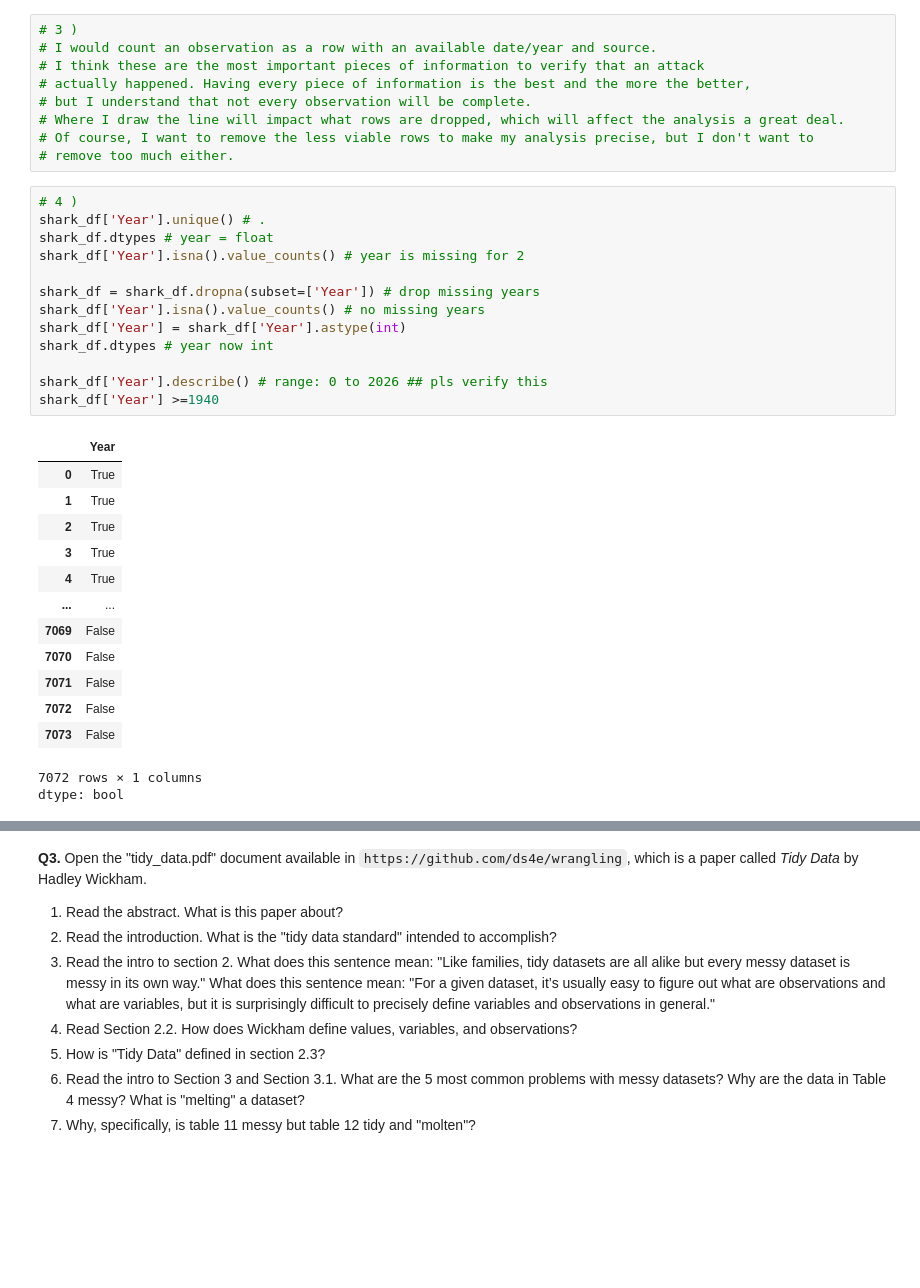
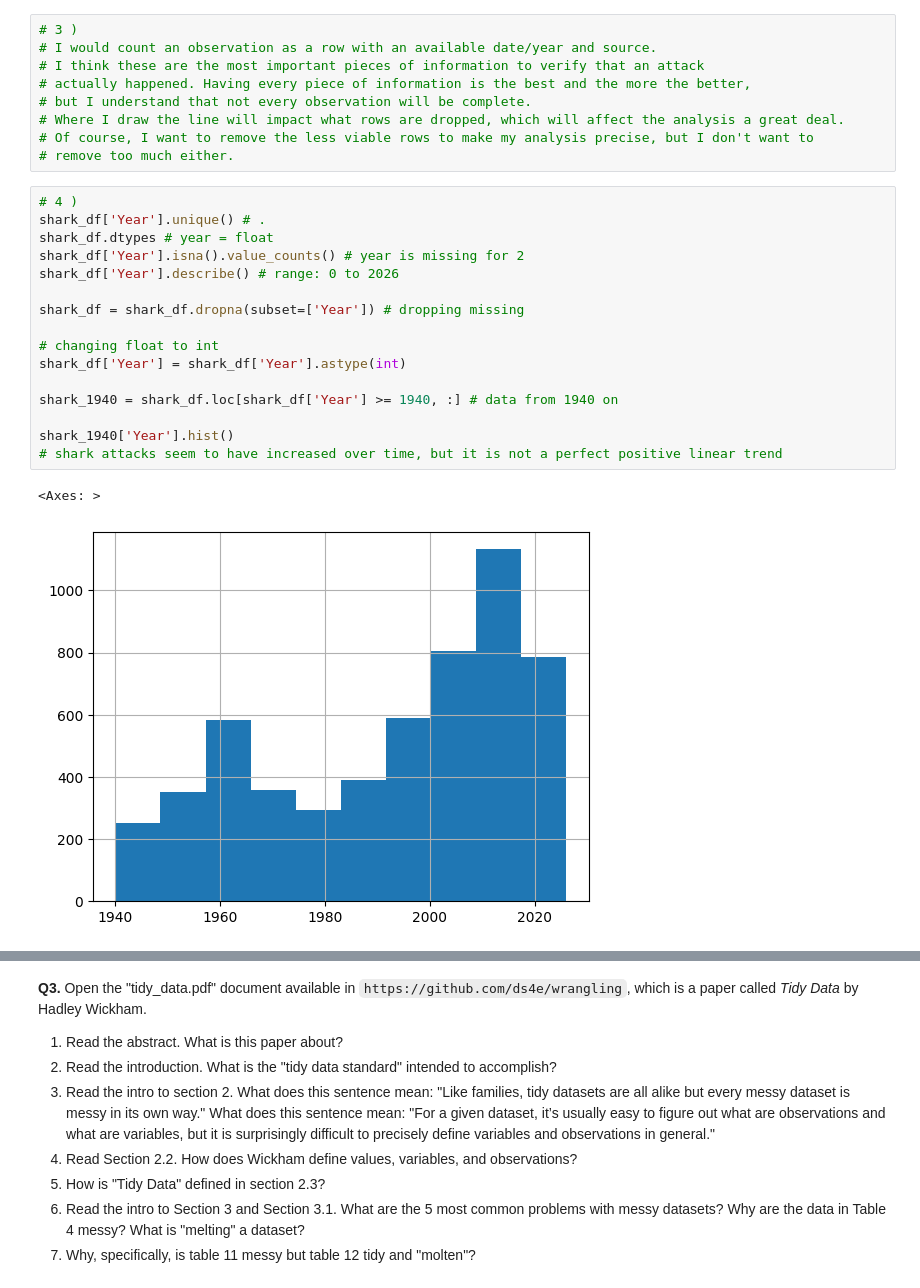
Before and after one commit to AngelikaBaloy/undergrad_ml_assignments, a Jupyter notebook: 01_assignment_wrangling_and_eda.ipynb, the cells around one changed output, grey strips where cells are left out. Drawn from its saved outputs; the diff is of its cells as text; blank space fills up the shorter version.

```diff
--- a/01_assignment_wrangling_and_eda.ipynb
+++ b/01_assignment_wrangling_and_eda.ipynb
@@ -169,31 +169,22 @@ shark_df = shark_df.drop(columns=['Unnamed: 21', 'Unnamed: 22'])
 # Where I draw the line will impact what rows are dropped, which will affect the analysis a great deal.
 # Of course, I want to remove the less viable rows to make my analysis precise, but I don't want to
 # remove too much either.
-# %%
-# 4 )
-shark_df['Year'].unique() # .
-shark_df.dtypes # year = float
-shark_df['Year'].isna().value_counts() # year is missing for 2
-
-shark_df = shark_df.dropna(subset=['Year']) # drop missing years
-shark_df['Year'].isna().value_counts() # no missing years
-shark_df['Year'] = shark_df['Year'].astype(int)
-shark_df.dtypes # year now int
-
-shark_df['Year'].describe() # range: 0 to 2026 ## pls verify this
-shark_df['Year'] >=1940
-# %% [output]
-|  | Year |
-| 0 | True |
-| 1 | True |
-| 2 | True |
-| 3 | True |
-| 4 | True |
-| ... | ... |
-| 7069 | False |
-| 7070 | False |
-| 7071 | False |
-| 7072 | False |
-| 7073 | False |
-7072 rows × 1 columns
-dtype: bool
+# %%
+# 4 )
+shark_df['Year'].unique() # .
+shark_df.dtypes # year = float
+shark_df['Year'].isna().value_counts() # year is missing for 2
+shark_df['Year'].describe() # range: 0 to 2026
+
+shark_df = shark_df.dropna(subset=['Year']) # dropping missing
+
+# changing float to int
+shark_df['Year'] = shark_df['Year'].astype(int)
+
+shark_1940 = shark_df.loc[shark_df['Year'] >= 1940, :] # data from 1940 on
+
+shark_1940['Year'].hist()
+# shark attacks seem to have increased over time, but it is not a perfect positive linear trend
+# %% [output]
+<Axes: >
+[figure, added]
```
Also changed, not shown: parts of 6 cells of this notebook.
